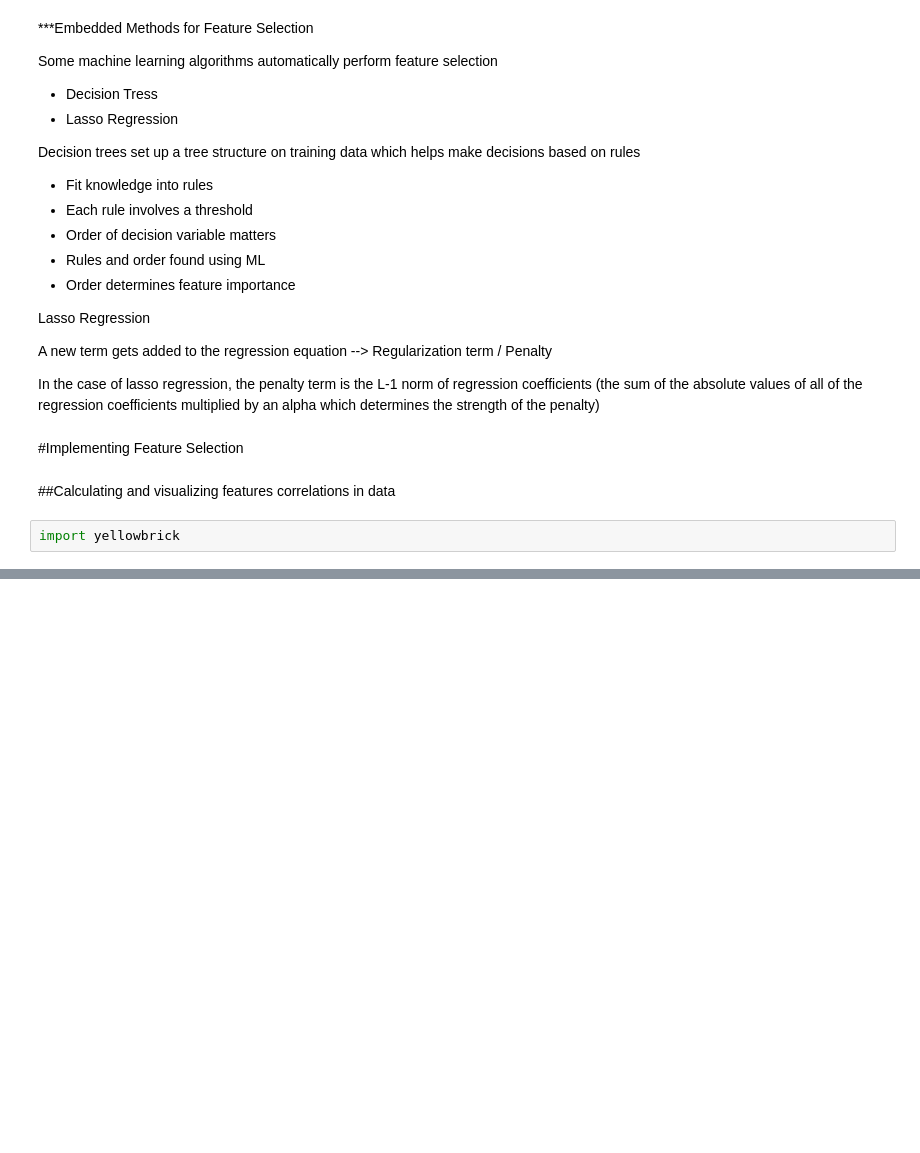
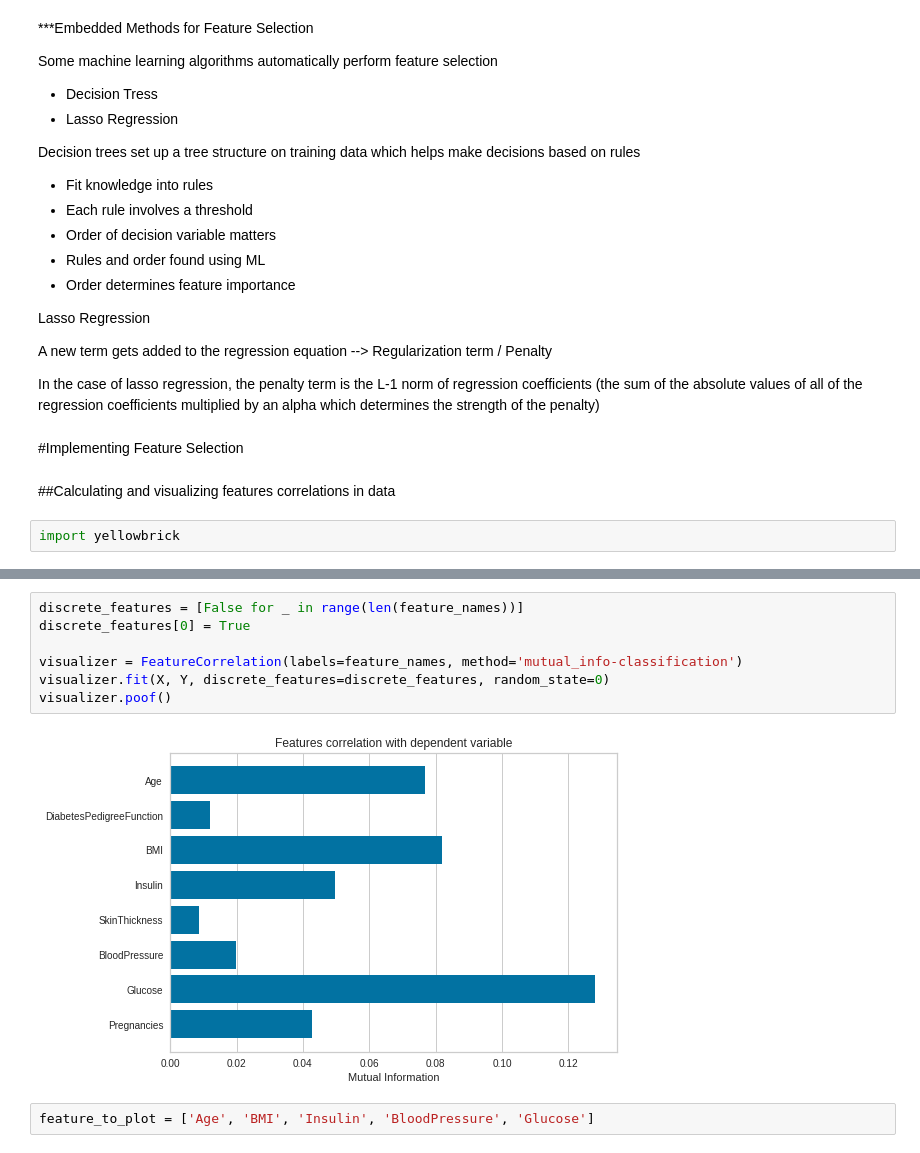
Before and after one commit to bhagu/1000-Days-Of-Code, a Jupyter notebook: Preparing_Data_for_Machine_Learning.ipynb, the cells around one changed output, grey strips where cells are left out. Drawn from its saved outputs; the diff is of its cells as text; blank space fills up the shorter version.

```diff
--- a/Preparing_Data_for_Machine_Learning.ipynb
+++ b/Preparing_Data_for_Machine_Learning.ipynb
@@ -2402,0 +2508,11 @@ import yellowbrick
+# %%
+discrete_features = [False for _ in range(len(feature_names))]
+discrete_features[0] = True
+
+visualizer = FeatureCorrelation(labels=feature_names, method='mutual_info-classification')
+visualizer.fit(X, Y, discrete_features=discrete_features, random_state=0)
+visualizer.poof()
+# %% [output]
+[figure, added]
+# %%
+feature_to_plot = ['Age', 'BMI', 'Insulin', 'BloodPressure', 'Glucose']
```
Also changed, not shown: parts of 51 cells of this notebook.
